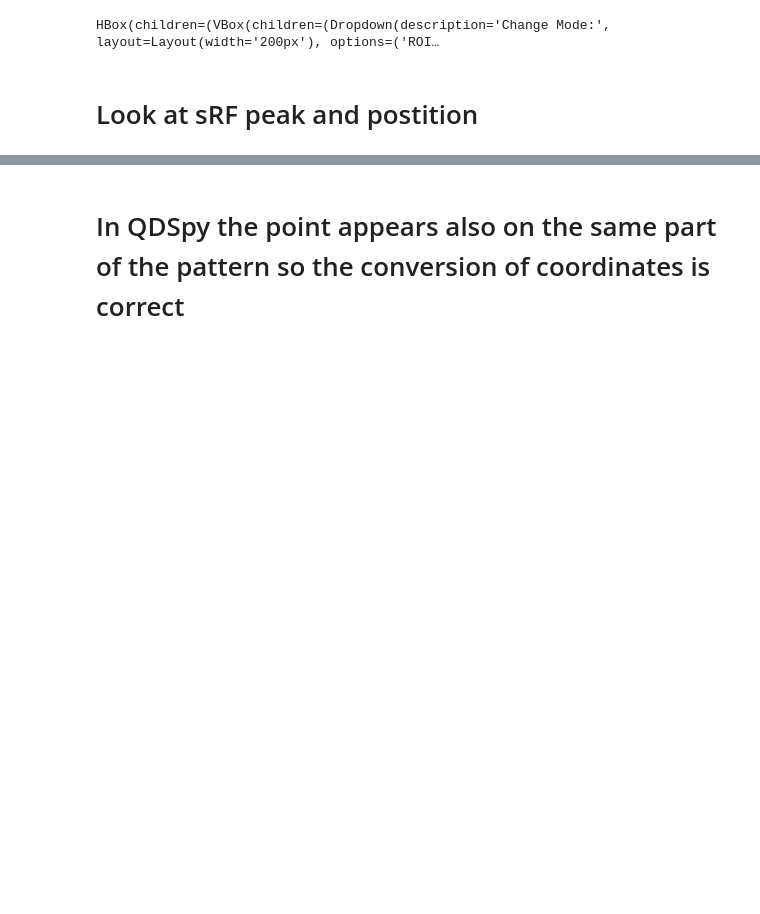
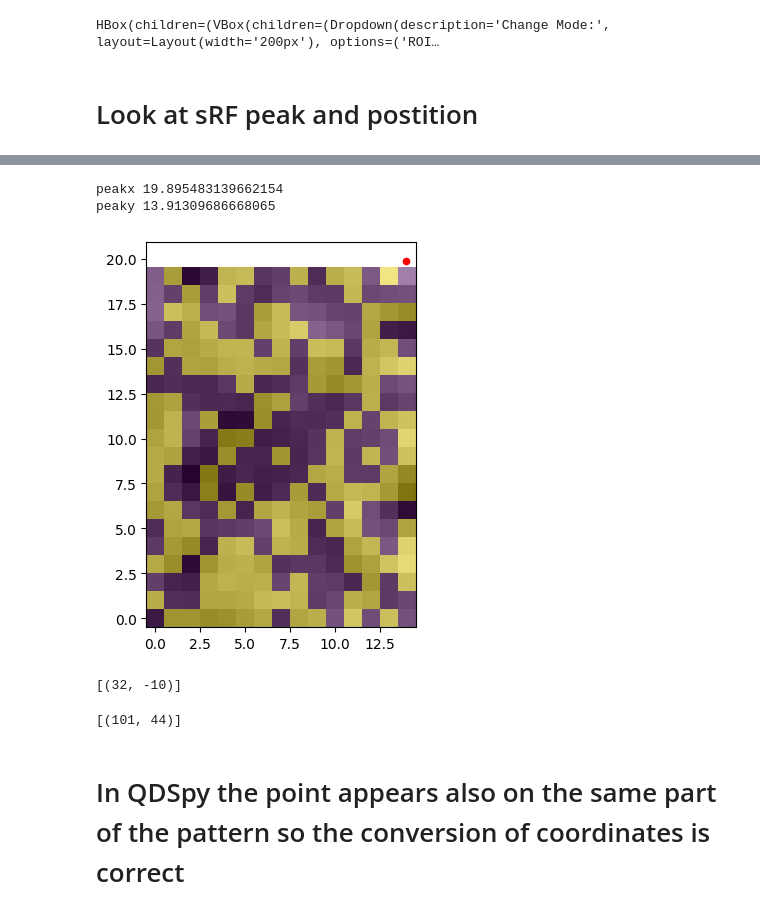
Before and after one commit to SamuelSuhai/model_in_the_loop, a Jupyter notebook: notebooks/validate_online_analysis/validate_online_rf_qdspy.ipynb, the cells around one changed output, grey strips where cells are left out. Cells and saved outputs as stored; diff of their text form; code cells hidden in the pictures; blank space fills up the shorter version.

```diff
--- a/notebooks/validate_online_analysis/validate_online_rf_qdspy.ipynb
+++ b/notebooks/validate_online_analysis/validate_online_rf_qdspy.ipynb
@@ -247,0 +268,6 @@ Peak idx axis 0: 8 xis 1: 9
+# %%
+plot_srf_pos(97)
+# %% [output]
+peakx 19.895483139662154
+peaky 13.91309686668065
+[figure, added]
@@ -248,2 +328,14 @@ Peak idx axis 0: 8 xis 1: 9
+# %%
+x = 10.321889350021264
+y = 6.745236770082847
+transform_to_qdspy_coord(dj_table_holder("Stimulus")(), all_x_pix=[x], all_y_pix=[y])
+# %% [output]
+[(32, -10)]
+# %%
+x=12.029140284416554
+y =  8.117229617889057
+transform_to_qdspy_coord(dj_table_holder("Stimulus")(), all_x_pix=[x], all_y_pix=[y])
+# %% [output]
+[(101, 44)]
 # %% [markdown]
 # In QDSpy the point appears also on the same part of the pattern so the conversion of coordinates is correct
```
Also changed, not shown: parts of 10 cells of this notebook, 9 other files.
